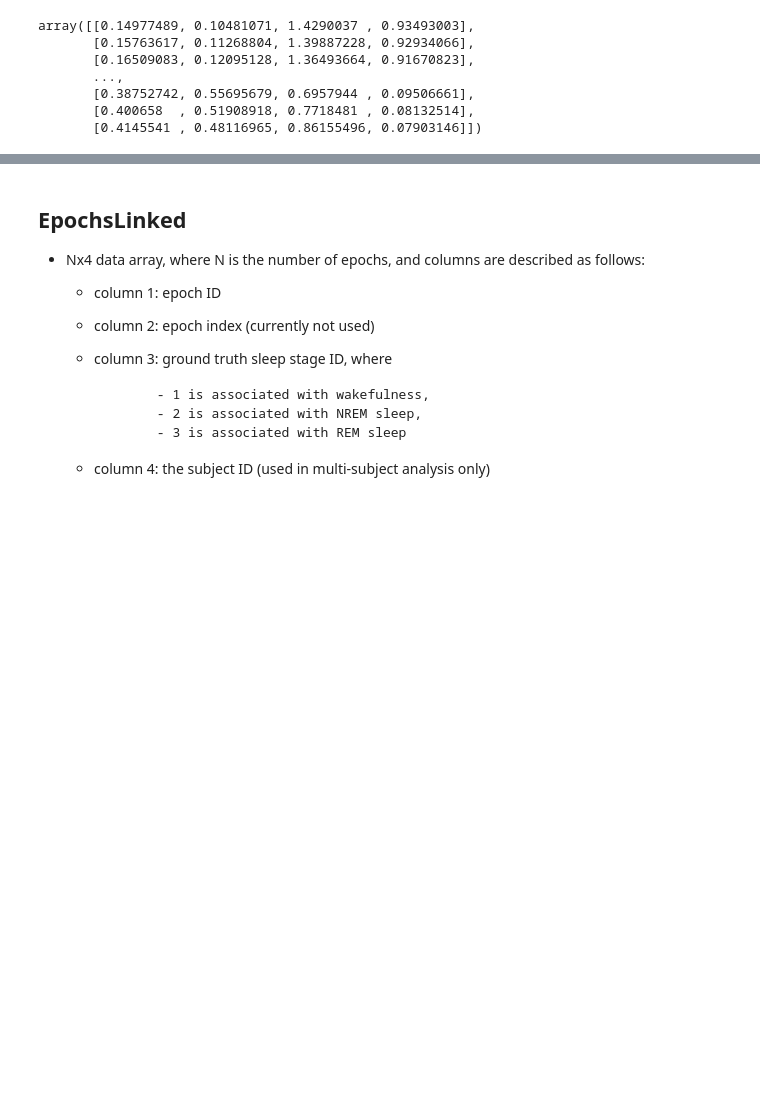
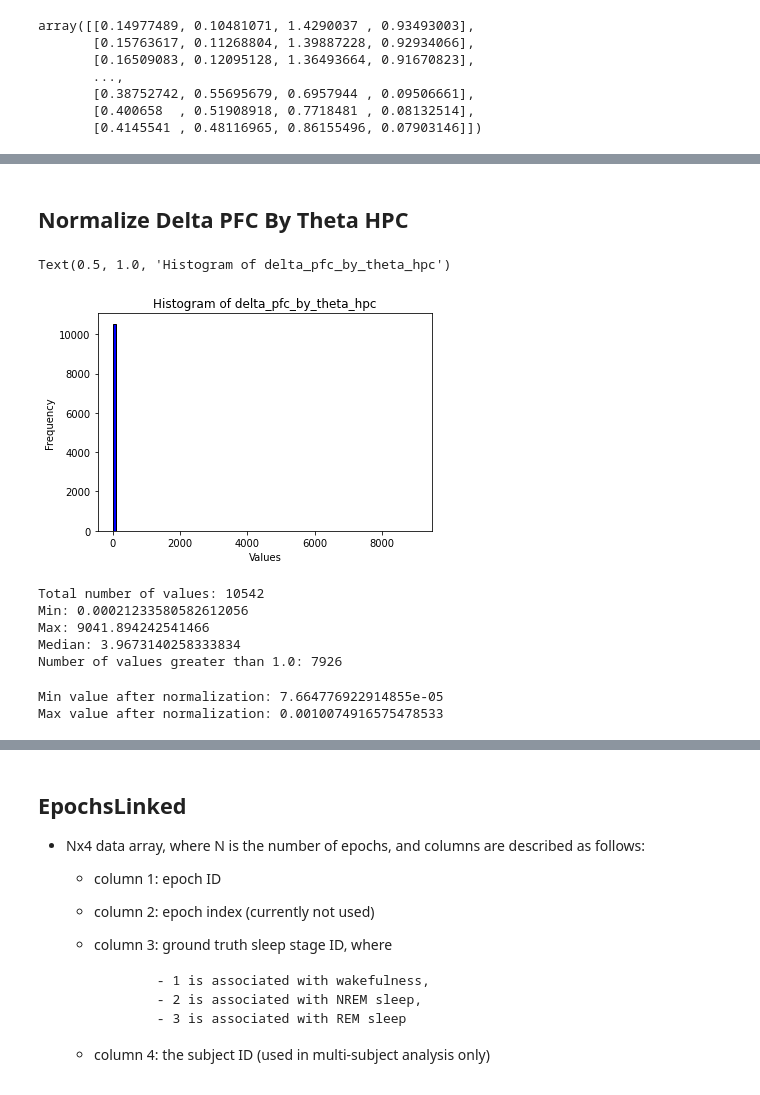
Before and after one commit to conscioustahoe/sleep-scoring-analysis, a Jupyter notebook: rgs14/mcRBM_input_features.ipynb, the cells around one changed output, grey strips where cells are left out. Drawn from its saved outputs; the diff is of its cells as text; code cells hidden in the pictures; blank space fills up the shorter version.

```diff
--- a/rgs14/mcRBM_input_features.ipynb
+++ b/rgs14/mcRBM_input_features.ipynb
@@ -83,0 +91,41 @@ array([  1.        ,   1.        , 241.40259618,   1.        ])
+# %% [markdown]
+## Normalize Delta PFC By Theta HPC
+# %%
+plt.hist(delta_pfc_by_theta_hpc, bins=num_bins, color='blue', edgecolor='black')
+plt.xlabel('Values')
+plt.ylabel('Frequency')
+plt.title('Histogram of delta_pfc_by_theta_hpc')
+# %% [output]
+Text(0.5, 1.0, 'Histogram of delta_pfc_by_theta_hpc')
+[figure, added]
+# %%
+print(f"Total number of values: {len(delta_pfc_by_theta_hpc)}")
+print(f"Min: {np.min(delta_pfc_by_theta_hpc)}")
+print(f"Max: {np.max(delta_pfc_by_theta_hpc)}")
+
+print(f"Median: {np.median(delta_pfc_by_theta_hpc)}")
+
+threshold = 1.0
+
+print(f"Number of values greater than {threshold}: {len(delta_pfc_by_theta_hpc[delta_pfc_by_theta_hpc > threshold])}")
+# %% [output]
+Total number of values: 10542
+Min: 0.00021233580582612056
+Max: 9041.894242541466
+Median: 3.9673140258333834
+Number of values greater than 1.0: 7926
+# %%
+outlier_threshold = 1.0
+
+min_value = np.min(delta_pfc_by_theta_hpc)
+max_value = np.max(delta_pfc_by_theta_hpc)
+
+log_transformed_data = np.log1p(delta_pfc_by_theta_hpc + 1)
+normalized_delta_pfc_by_theta_hpc = (log_transformed_data - min_value) / (max_value - min_value)
+
+# Check the range of values after normalization
+print("Min value after normalization:", np.min(normalized_delta_pfc_by_theta_hpc))
+print("Max value after normalization:", np.max(normalized_delta_pfc_by_theta_hpc))
+# %% [output]
+Min value after normalization: 7.664776922914855e-05
+Max value after normalization: 0.0010074916575478533
```
Also changed, not shown: parts of 23 cells of this notebook, 1 other file.
